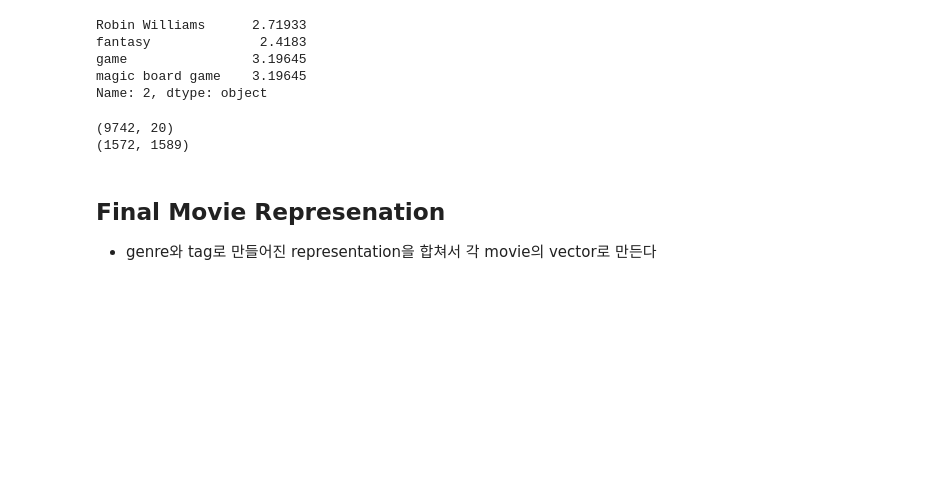
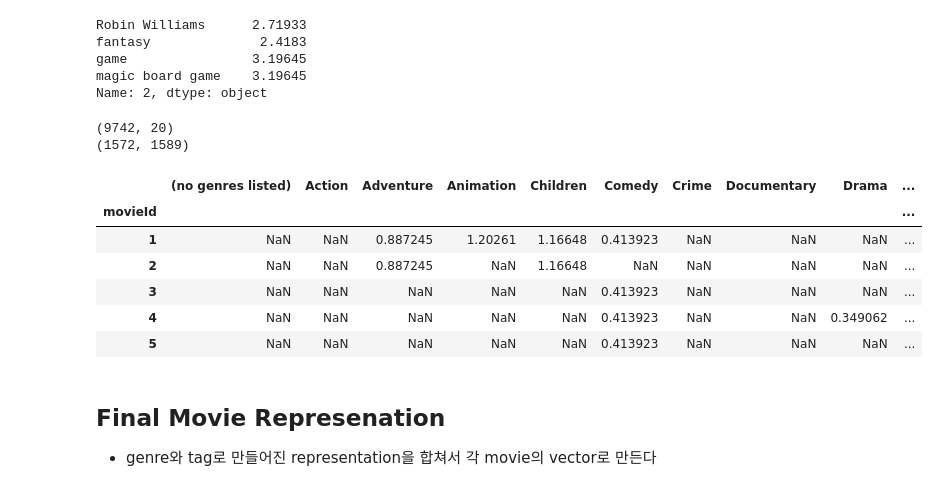
Before and after one commit to HYEZ/Recsys-with-DL-study, a Jupyter notebook: 02-Basic-Recommender-System/01_컨텐츠기반_07_TF_IDF로_추천알고리즘_만들기.ipynb, the cells around one changed output. Cells and saved outputs as stored; diff of their text form; code cells hidden in the pictures; blank space fills up the shorter version.

```diff
--- a/02-Basic-Recommender-System/01_컨텐츠기반_07_TF_IDF로_추천알고리즘_만들기.ipynb
+++ b/02-Basic-Recommender-System/01_컨텐츠기반_07_TF_IDF로_추천알고리즘_만들기.ipynb
@@ -284,6 +284,16 @@ print(tag_representation.shape)
 # %% [output]
 (9742, 20)
 (1572, 1589)
+# %%
+genre_representation.head()
+# %% [output]
+|  | (no genres listed) | Action | Adventure | Animation | Children | Comedy | Crime | Documentary | Drama | ... |
+| movieId |  |  |  |  |  |  |  |  |  | ... |
+| 1 | NaN | NaN | 0.887245 | 1.20261 | 1.16648 | 0.413923 | NaN | NaN | NaN | ... |
+| 2 | NaN | NaN | 0.887245 | NaN | 1.16648 | NaN | NaN | NaN | NaN | ... |
+| 3 | NaN | NaN | NaN | NaN | NaN | 0.413923 | NaN | NaN | NaN | ... |
+| 4 | NaN | NaN | NaN | NaN | NaN | 0.413923 | NaN | NaN | 0.349062 | ... |
+| 5 | NaN | NaN | NaN | NaN | NaN | 0.413923 | NaN | NaN | NaN | ... |
 # %% [markdown]
 ## Final Movie Represenation
 - genre와 tag로 만들어진 representation을 합쳐서 각 movie의 vector로 만든다
```
